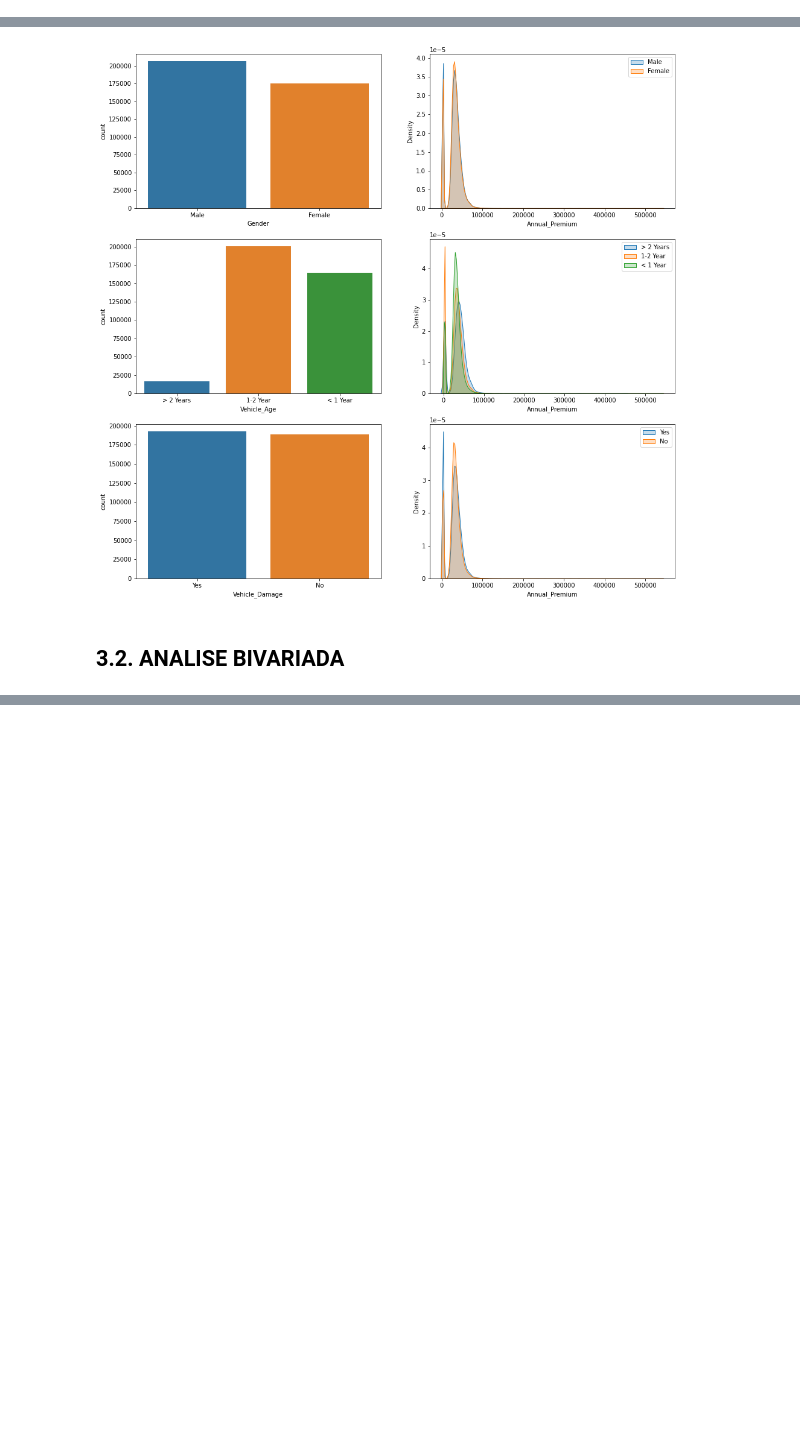
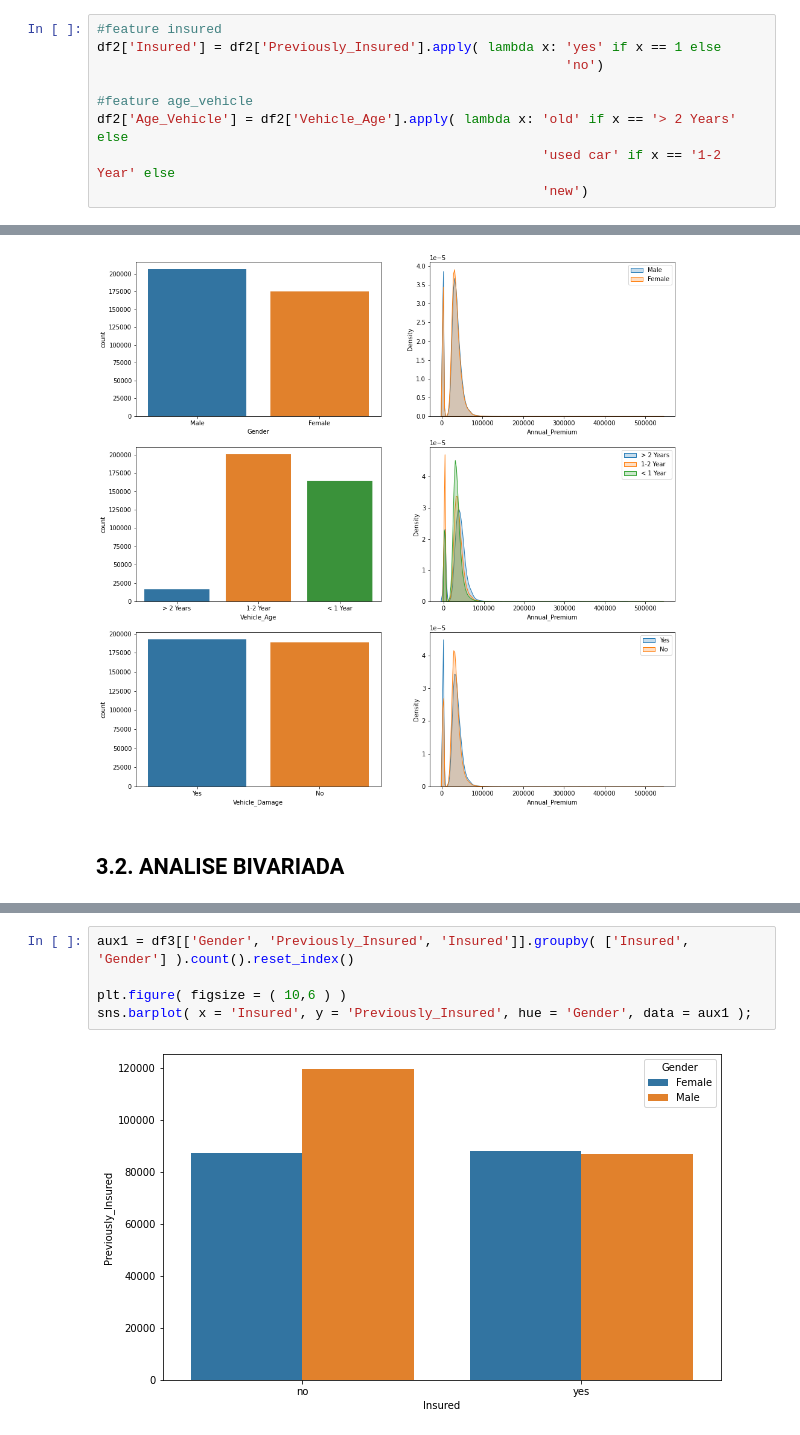
Before and after one commit to cristiandaco/health_insurance_cross_sell, a Jupyter notebook: 03_analise_exploratoria.ipynb, the cells around one changed output, grey strips where cells are left out. Cells and saved outputs as stored; diff of their text form; blank space fills up the shorter version.

```diff
--- a/03_analise_exploratoria.ipynb
+++ b/03_analise_exploratoria.ipynb
@@ -146,3 +148,12 @@ df2 = df1.copy()
+# %%
+#feature insured
+df2['Insured'] = df2['Previously_Insured'].apply( lambda x: 'yes' if x == 1 else
+                                                            'no')
+
+#feature age_vehicle
+df2['Age_Vehicle'] = df2['Vehicle_Age'].apply( lambda x: 'old' if x == '> 2 Years' else
+                                                         'used car' if x == '1-2 Year' else
+                                                         'new')
 # %% [markdown]
 # 3.0. ANALISE EXPLORATORIA
 # %%
@@ -189,0 +205,7 @@ plt.legend( labels = ['Yes', 'No'] );
+# %%
+aux1 = df3[['Gender', 'Previously_Insured', 'Insured']].groupby( ['Insured', 'Gender'] ).count().reset_index()
+
+plt.figure( figsize = ( 10,6 ) )
+sns.barplot( x = 'Insured', y = 'Previously_Insured', hue = 'Gender', data = aux1 );
+# %% [output]
+[figure, added]
```
Also changed, not shown: parts of 9 cells of this notebook.
